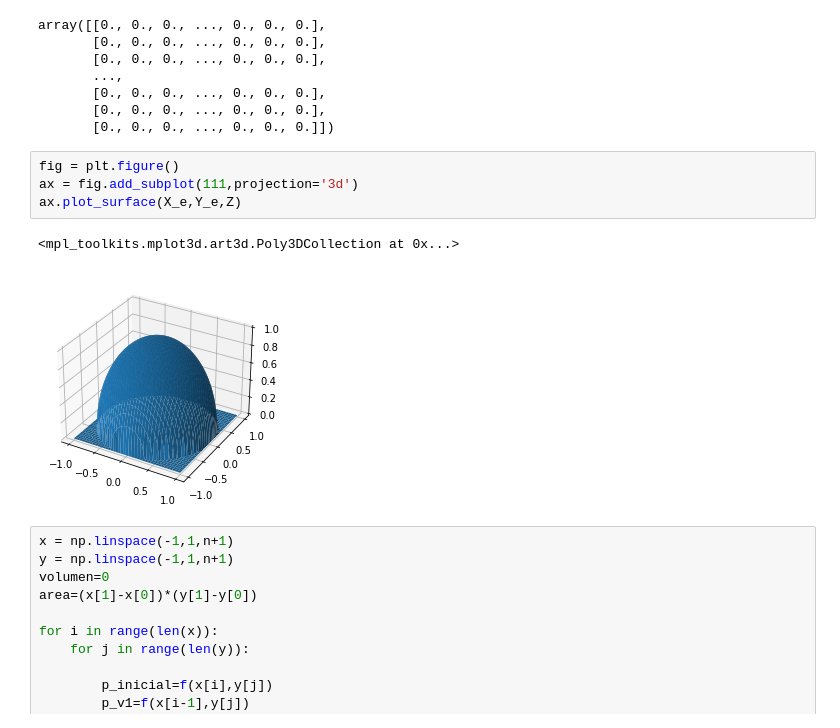
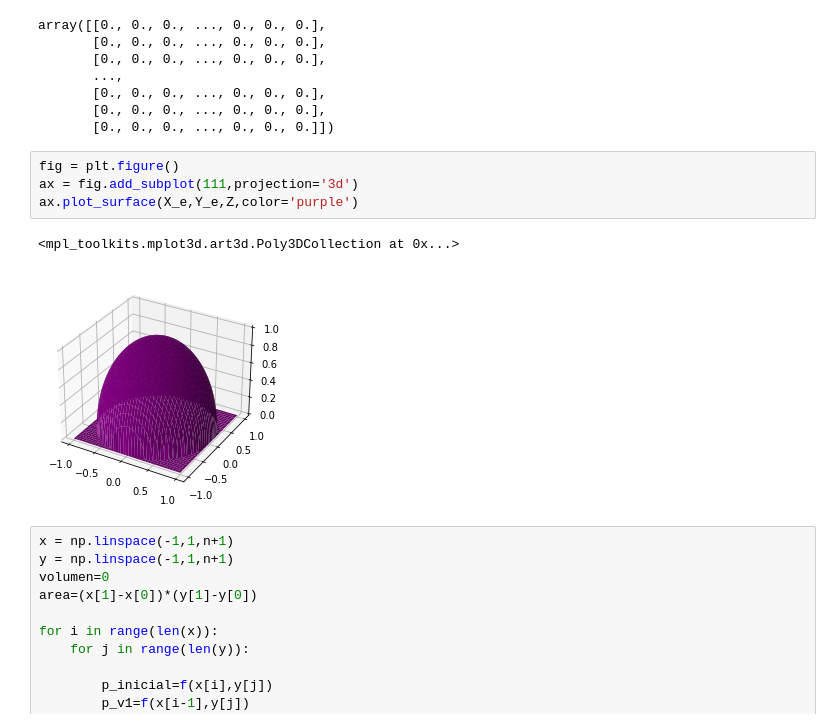
Before and after one commit to lsperezm/Metodos1-LauraPerez-SofiaLizarazo, a Jupyter notebook: Taller2/Taller2-LauraSofiaPerez-BrendaSofiaLizarazo.ipynb, the cells around one changed output. Drawn from its saved outputs; the diff is of its cells as text.

```diff
--- a/Taller2/Taller2-LauraSofiaPerez-BrendaSofiaLizarazo.ipynb
+++ b/Taller2/Taller2-LauraSofiaPerez-BrendaSofiaLizarazo.ipynb
@@ -418,10 +419,10 @@ array([[0., 0., 0., ..., 0., 0., 0.],
 # %%
 fig = plt.figure()
 ax = fig.add_subplot(111,projection='3d')
-ax.plot_surface(X_e,Y_e,Z)
+ax.plot_surface(X_e,Y_e,Z,color='purple')
 # %% [output]
 <mpl_toolkits.mplot3d.art3d.Poly3DCollection at 0x...>
-[figure, old version]
+[figure, new version]
 # %%
 x = np.linspace(-1,1,n+1)
 y = np.linspace(-1,1,n+1)
```
Also changed, not shown: parts of 14 cells of this notebook.
